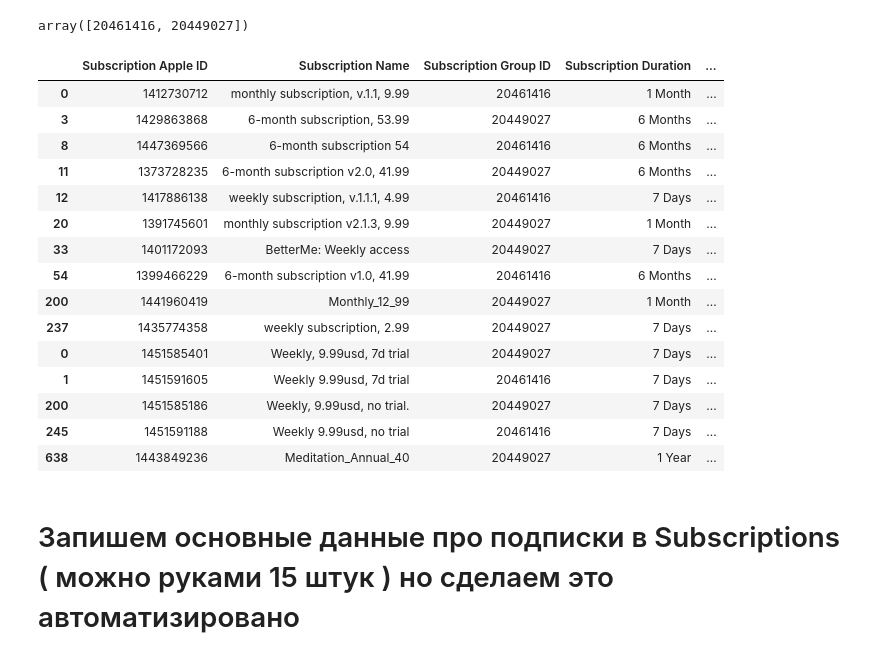
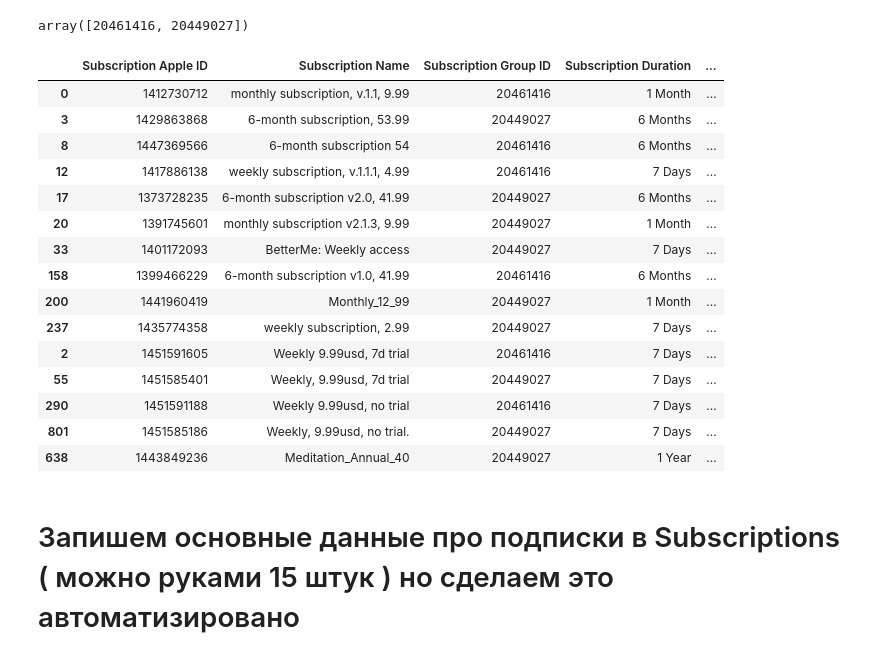
Before and after one commit to pashaboyko/test_mysql, a Jupyter notebook: Задание 3 SQL.ipynb, the cells around one changed output. Drawn from its saved outputs; the diff is of its cells as text; code cells hidden in the pictures.

```diff
--- a/Задание 3 SQL.ipynb
+++ b/Задание 3 SQL.ipynb
@@ -86,30 +86,33 @@ df["Subscription Group ID"].unique()
 array([20461416, 20449027])
 # %%
 pd.set_option('display.max_columns', None)
-df_sub = df.drop_duplicates(subset=['Subscription Apple ID'])[['Subscription Apple ID','Subscription Name','Subscription Group ID','Subscription Duration','Introductory Price Type','Introductory Price Duration','Marketing Opt-In Duration','App Name','App Apple ID']]
+df = df[df["Customer Currency"]=="USD"]
+df_sub = df.drop_duplicates(subset=['Subscription Apple ID'])[['Subscription Apple ID','Subscription Name','Subscription Group ID','Subscription Duration','Introductory Price Type','Introductory Price Duration','Marketing Opt-In Duration','App Name','App Apple ID','Customer Price','Developer Proceeds']]
 # %%
 df_sub = df_sub.where(pd.notnull(df_sub), None)
 # %%
 df_sub['Subscription Apple ID'] = df_sub['Subscription Apple ID'].apply(str)
 df_sub['Subscription Group ID'] = df_sub['Subscription Group ID'].apply(str)
 df_sub['App Apple ID'] = df_sub['App Apple ID'].apply(str)
+df_sub['Customer Price'] = df_sub['Customer Price'].apply(str)
+df_sub['Developer Proceeds'] = df_sub['Developer Proceeds'].apply(str)
 df_sub
 # %% [output]
 |  | Subscription Apple ID | Subscription Name | Subscription Group ID | Subscription Duration | ... |
 | 0 | 1412730712 | monthly subscription, v.1.1, 9.99 | 20461416 | 1 Month | ... |
 | 3 | 1429863868 | 6-month subscription, 53.99 | 20449027 | 6 Months | ... |
 | 8 | 1447369566 | 6-month subscription 54 | 20461416 | 6 Months | ... |
-| 11 | 1373728235 | 6-month subscription v2.0, 41.99 | 20449027 | 6 Months | ... |
 | 12 | 1417886138 | weekly subscription, v.1.1.1, 4.99 | 20461416 | 7 Days | ... |
+| 17 | 1373728235 | 6-month subscription v2.0, 41.99 | 20449027 | 6 Months | ... |
 | 20 | 1391745601 | monthly subscription v2.1.3, 9.99 | 20449027 | 1 Month | ... |
 | 33 | 1401172093 | BetterMe: Weekly access | 20449027 | 7 Days | ... |
-| 54 | 1399466229 | 6-month subscription v1.0, 41.99 | 20461416 | 6 Months | ... |
+| 158 | 1399466229 | 6-month subscription v1.0, 41.99 | 20461416 | 6 Months | ... |
 | 200 | 1441960419 | Monthly_12_99 | 20449027 | 1 Month | ... |
 | 237 | 1435774358 | weekly subscription, 2.99 | 20449027 | 7 Days | ... |
-| 0 | 1451585401 | Weekly, 9.99usd, 7d trial | 20449027 | 7 Days | ... |
-| 1 | 1451591605 | Weekly 9.99usd, 7d trial | 20461416 | 7 Days | ... |
-| 200 | 1451585186 | Weekly, 9.99usd, no trial. | 20449027 | 7 Days | ... |
-| 245 | 1451591188 | Weekly 9.99usd, no trial | 20461416 | 7 Days | ... |
+| 2 | 1451591605 | Weekly 9.99usd, 7d trial | 20461416 | 7 Days | ... |
+| 55 | 1451585401 | Weekly, 9.99usd, 7d trial | 20449027 | 7 Days | ... |
+| 290 | 1451591188 | Weekly 9.99usd, no trial | 20461416 | 7 Days | ... |
+| 801 | 1451585186 | Weekly, 9.99usd, no trial. | 20449027 | 7 Days | ... |
 | 638 | 1443849236 | Meditation_Annual_40 | 20449027 | 1 Year | ... |
 # %% [markdown]
 # Запишем основные данные про подписки в Subscriptions ( можно руками 15 штук ) но сделаем это автоматизировано
```
Also changed, not shown: parts of 1 cell of this notebook, 1 other file.
